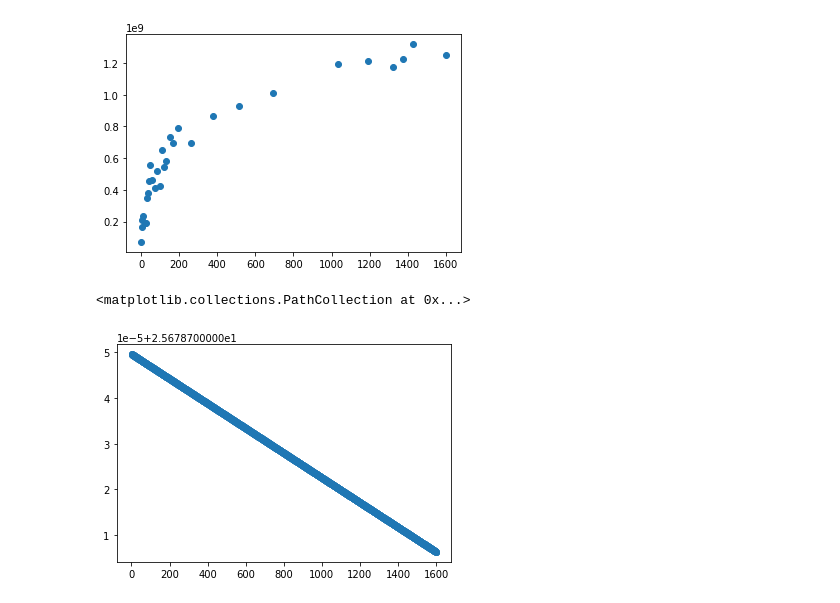
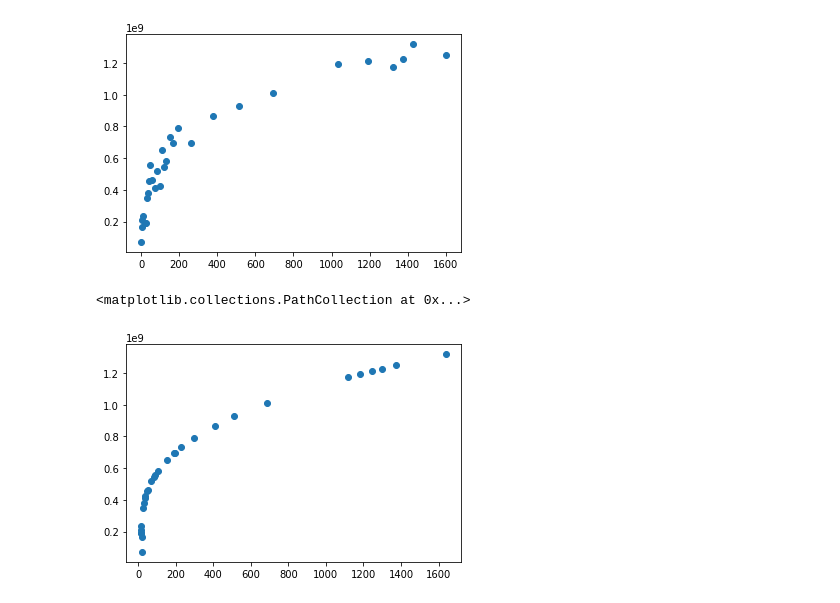
Before and after one commit to skyriver228/PNU-bean-count-night, a Jupyter notebook: main.ipynb, the cells around one changed output. Drawn from its saved outputs; the diff is of its cells as text; code cells hidden in the pictures.

```diff
--- a/main.ipynb
+++ b/main.ipynb
@@ -1,9 +4,10 @@
 # %%
 class BeanCount:
-    def __init__(self, export_file_path: str):
+    def __init__(self, export_file_path: str, j: int, n: int):
         self.test_l = [f"/t{i:02d}" for i in range(1, 31)]
         self.image_l = [f"/{i}.jpg" for i in range(1,6)]
-        self.option = 0
+        self.option = j
+        self.n = n
         self.image_path_list = []
         self.open_count_label_path = "./01/System/data/count_open.txt"
         self.start_time = 0
@@ -14,6 +18,17 @@ class BeanCount:
         self.linear_model_fn = None
         self.hidden_count_label_path = "./01/System/data/count_hidden.txt"
         self.export_file_path = export_file_path
+
+
+    def fast_countingBean(self):
+        self.start_time = dt.datetime.now()
+        o_image_path_list = self.getImagePath("./Open")
+        o_image_pixel_count_list = self.getArea(o_image_path_list)
+        self.fittingModel(o_image_pixel_count_list, self.open_count_label_path, self.n)
+        self.modelResult()
+        self.end_time = dt.datetime.now()
+        self.exportingOutput()
+        self.getErrorRate()
 
     # path = "./Open" or "./Hidden"
     def getImagePath(self, path):
@@ -74,8 +89,10 @@ class BeanCount:
         y_new = self.count_res
         n = len(y_new)
         err1 = [(100*abs(y_new[i]-y[i])/y[i])**2 for i in range(n)]
+        self.err1 = sum(err1)
         print(sum(err1))
         err2 = [100*abs(y_new[i]-y[i])/y[i] for i in range(n)]
+        self.err2 = sum(err2)
         print(sum(err2))
 
 
@@ -92,7 +109,7 @@ class BeanCount:
 
     def modelResult(self):
         h_image_path_list = self.getImagePath("./Hidden")
-        h_image_pixel_count_list = self.getAboveArea(h_image_path_list)
+        h_image_pixel_count_list = self.getArea(h_image_path_list)
         self.count_res = self.linear_model_fn(h_image_pixel_count_list)
 
 
@@ -127,5 +149,5 @@ import matplotlib.pyplot as plt
 # %%
-bc = BeanCount("./01/Out/Kong_01.txt")
+bc = BeanCount("./01/Out/Kong_01.txt", 1, 3)
 # %%
 bc.option = int(input("input number of target __.jpg(select one from 1,2,3,4,5: "))
 # %% [output]
@@ -197,5 +217,5 @@ t = np.array(range(2, 1601, 1))
 # %%
-plt.scatter(t, bc.linear_model_fn(t))
+plt.scatter(bc.linear_model_fn(o_image_pixel_count_list), o_image_pixel_count_list)
 # %% [output]
 <matplotlib.collections.PathCollection at 0x...>
-[figure, old version]
+[figure, new version]
```
Also changed, not shown: parts of 16 cells of this notebook, 2 other files.
